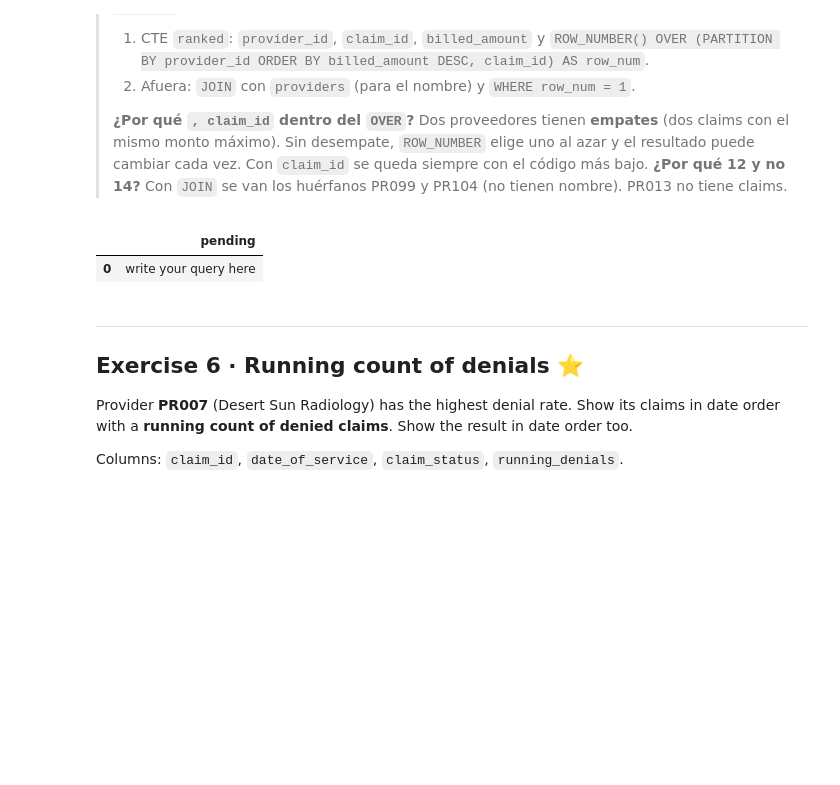
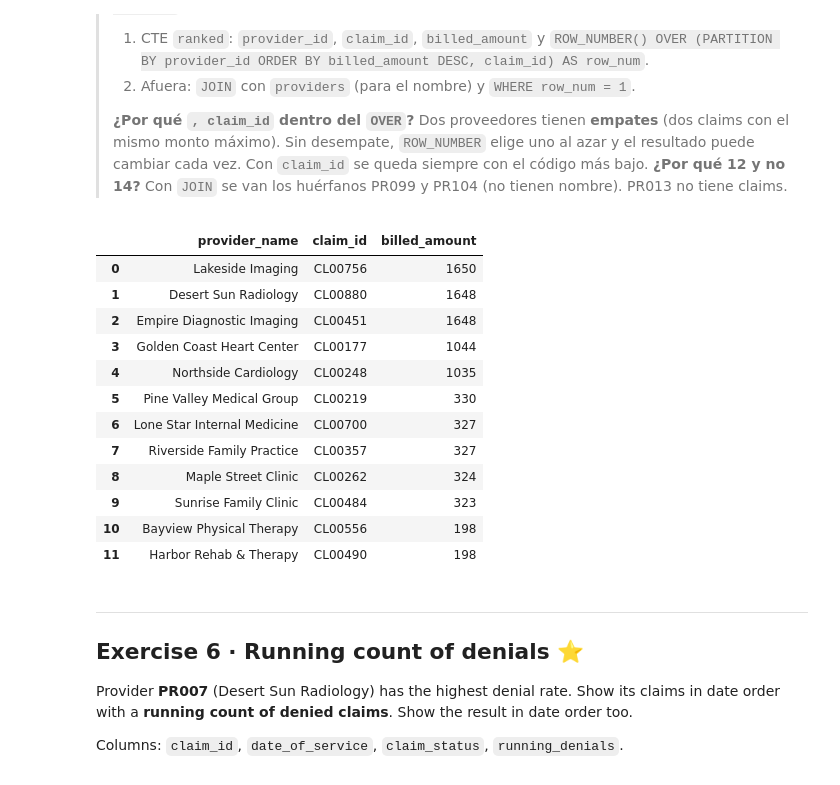
Before and after one commit to jsucso-data/sql-healthcare, a Jupyter notebook: exercises/07_window_functions.ipynb, the cells around one changed output. Cells and saved outputs as stored; diff of their text form; code cells hidden in the pictures; blank space fills up the shorter version.

```diff
--- a/exercises/07_window_functions.ipynb
+++ b/exercises/07_window_functions.ipynb
@@ -252,11 +268,31 @@ Columns: `provider_name`, `claim_id`, `billed_amount`.
 > **¿Por qué 12 y no 14?** Con `JOIN` se van los huérfanos PR099 y PR104 (no tienen nombre). PR013 no tiene claims.
 # %%
 duckdb.sql("""
-    SELECT 'write your query here' AS pending
+    WITH ranked AS (
+    SELECT provider_id, claim_id, billed_amount,
+    ROW_NUMBER() OVER (PARTITION BY provider_id ORDER BY billed_amount DESC, claim_id ASC) AS row_num
+    FROM claims)
+    SELECT pr.provider_name, r.claim_id, r.billed_amount
+    FROM ranked as r
+    INNER JOIN providers as pr
+    ON r.provider_id = pr.provider_id
+    WHERE row_num = 1
+    ORDER BY billed_amount DESC, provider_name ASC
 """).df()
 # %% [output]
-|  | pending |
-| 0 | write your query here |
+|  | provider_name | claim_id | billed_amount |
+| 0 | Lakeside Imaging | CL00756 | 1650 |
+| 1 | Desert Sun Radiology | CL00880 | 1648 |
+| 2 | Empire Diagnostic Imaging | CL00451 | 1648 |
+| 3 | Golden Coast Heart Center | CL00177 | 1044 |
+| 4 | Northside Cardiology | CL00248 | 1035 |
+| 5 | Pine Valley Medical Group | CL00219 | 330 |
+| 6 | Lone Star Internal Medicine | CL00700 | 327 |
+| 7 | Riverside Family Practice | CL00357 | 327 |
+| 8 | Maple Street Clinic | CL00262 | 324 |
+| 9 | Sunrise Family Clinic | CL00484 | 323 |
+| 10 | Bayview Physical Therapy | CL00556 | 198 |
+| 11 | Harbor Rehab & Therapy | CL00490 | 198 |
 # %% [markdown]
 ---
 ## Exercise 6 · Running count of denials ⭐
```
Also changed, not shown: parts of 4 cells of this notebook.
